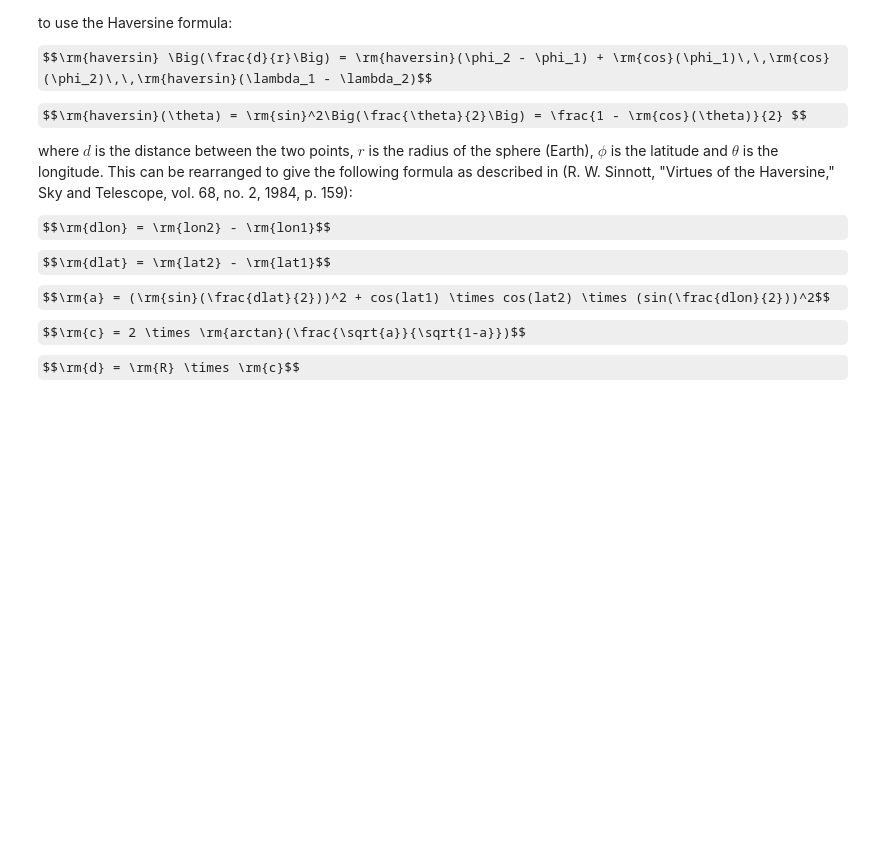
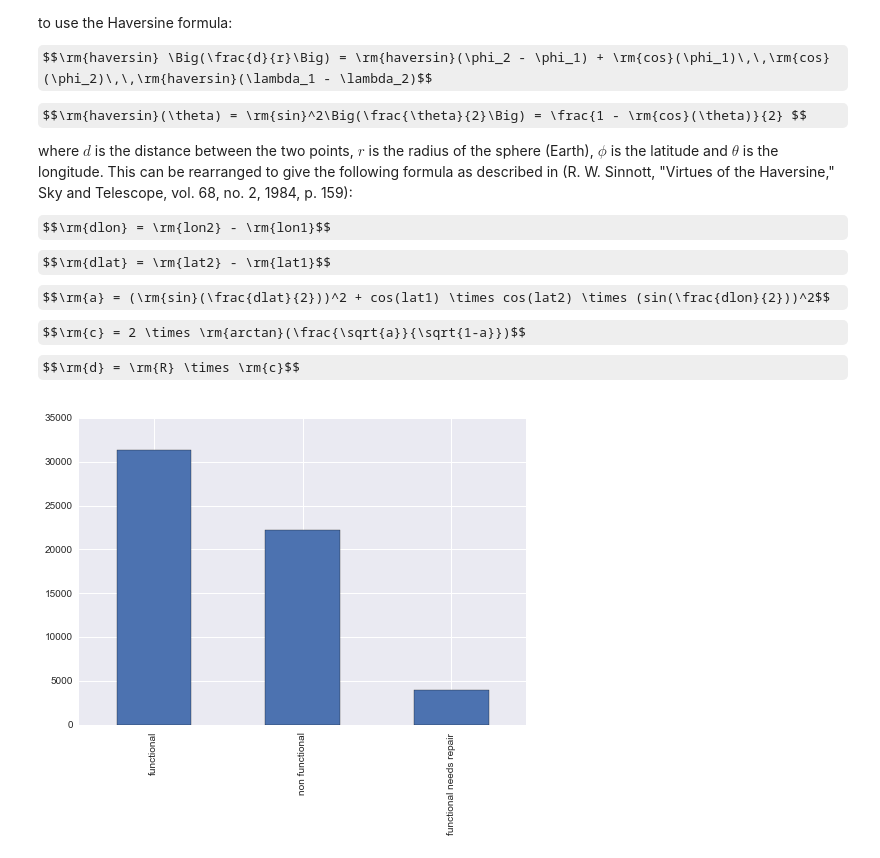
Before and after one commit to ghaslam/AM207, a Jupyter notebook: Optimising_maintenance_route.ipynb, the cells around one changed output. Drawn from its saved outputs; the diff is of its cells as text; code cells hidden in the pictures; some formulas as TeX source; blank space fills up the shorter version.

```diff
--- a/Optimising_maintenance_route.ipynb
+++ b/Optimising_maintenance_route.ipynb
@@ -45,3 +55,22 @@ def getDistanceByHaversine(latitudes, longitudes):
     c = 2.0 * np.arctan2(np.sqrt(a), np.sqrt(1.0-a))
     km = EARTHRADIUS * c
     return km
+# %%
+from pandas import Series, DataFrame, Panel
+
+#import data and labels
+train_file = pd.read_csv('Waterpump-training-values.csv')
+train_labels = pd.read_csv('Waterpump-training-labels.csv')
+
+train_file['status_group'] = train_labels['status_group']
+train_file = train_file[train_file['longitude'] > 1]
+train_file = train_file[train_file['latitude'] < 0]
+
+features = ['longitude','latitude','status_group']
+trainLoc = train_file[features]
+
+
+# pandas barplot
+trainLoc['status_group'].value_counts().plot(kind='bar');
+# %% [output]
+[figure, added]
```
Also changed, not shown: parts of 12 cells of this notebook.
